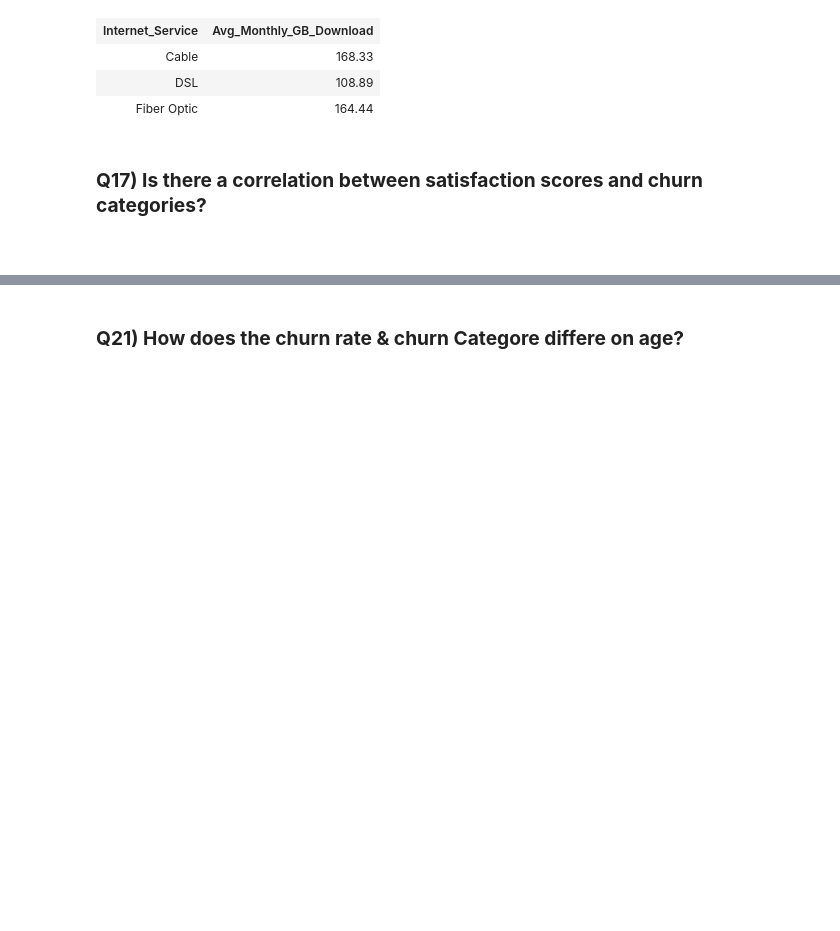
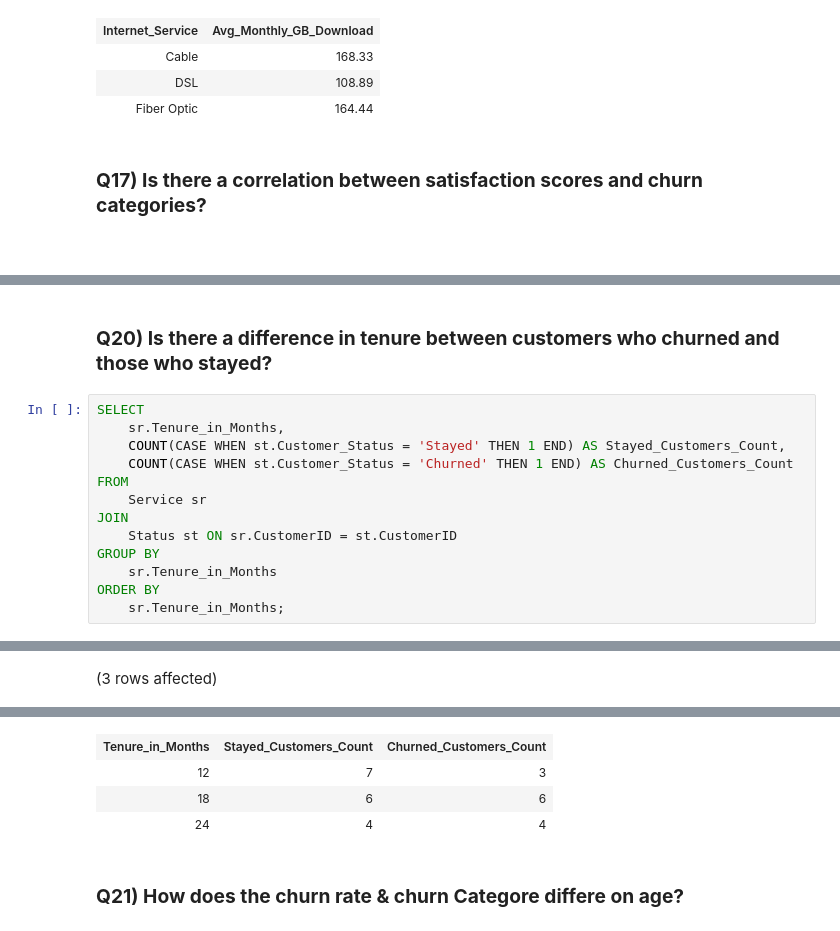
Before and after one commit to sohilamohey/ITI-SQL-Project-Telco-Company, a Jupyter notebook: Offical Code.ipynb, the cells around one changed output, grey strips where cells are left out. Saved outputs shown, nothing was run; the diff lists cells and outputs as text; blank space fills up the shorter version.

```diff
--- a/Offical Code.ipynb
+++ b/Offical Code.ipynb
@@ -458,0 +606,16 @@ Q20
+# %% [markdown]
+### **Q20) Is there a difference in tenure between customers who churned and those who stayed?**
+# %%
+SELECT
+    sr.Tenure_in_Months,
+    COUNT(CASE WHEN st.Customer_Status = 'Stayed' THEN 1 END) AS Stayed_Customers_Count,
+    COUNT(CASE WHEN st.Customer_Status = 'Churned' THEN 1 END) AS Churned_Customers_Count
+FROM
+    Service sr
+JOIN
+    Status st ON sr.CustomerID = st.CustomerID
+GROUP BY
+    sr.Tenure_in_Months
+ORDER BY
+    sr.Tenure_in_Months;
+# %% [output]
@@ -458,0 +623 @@ Q20
+(3 rows affected)
@@ -459,3 +625,7 @@ Q20
+| Tenure_in_Months | Stayed_Customers_Count | Churned_Customers_Count |
+| 12 | 7 | 3 |
+| 18 | 6 | 6 |
+| 24 | 4 | 4 |
 # %% [markdown]
 ### **Q21) How does the churn rate & churn Categore differe on age?**
 # %%
```
Also changed, not shown: parts of 31 cells of this notebook.
